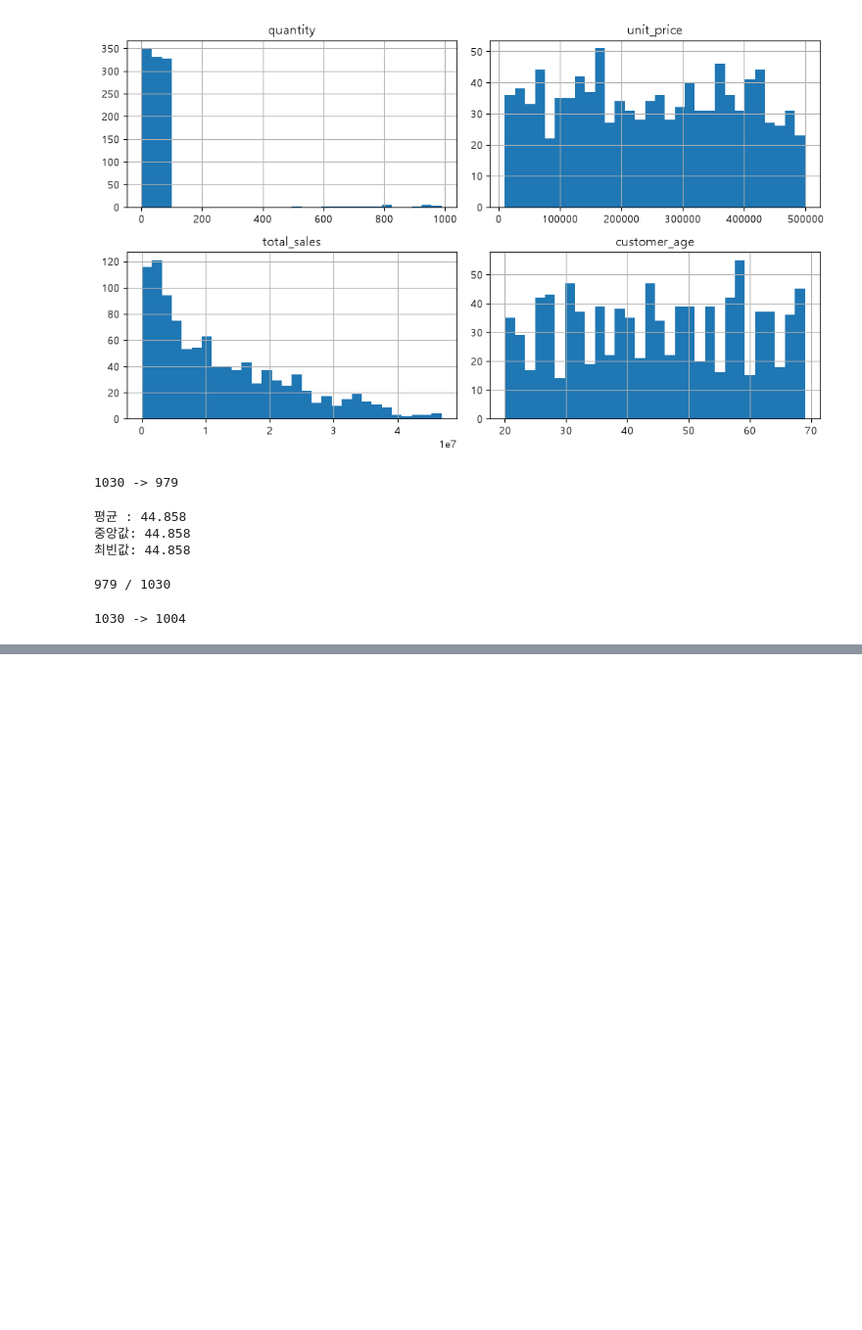
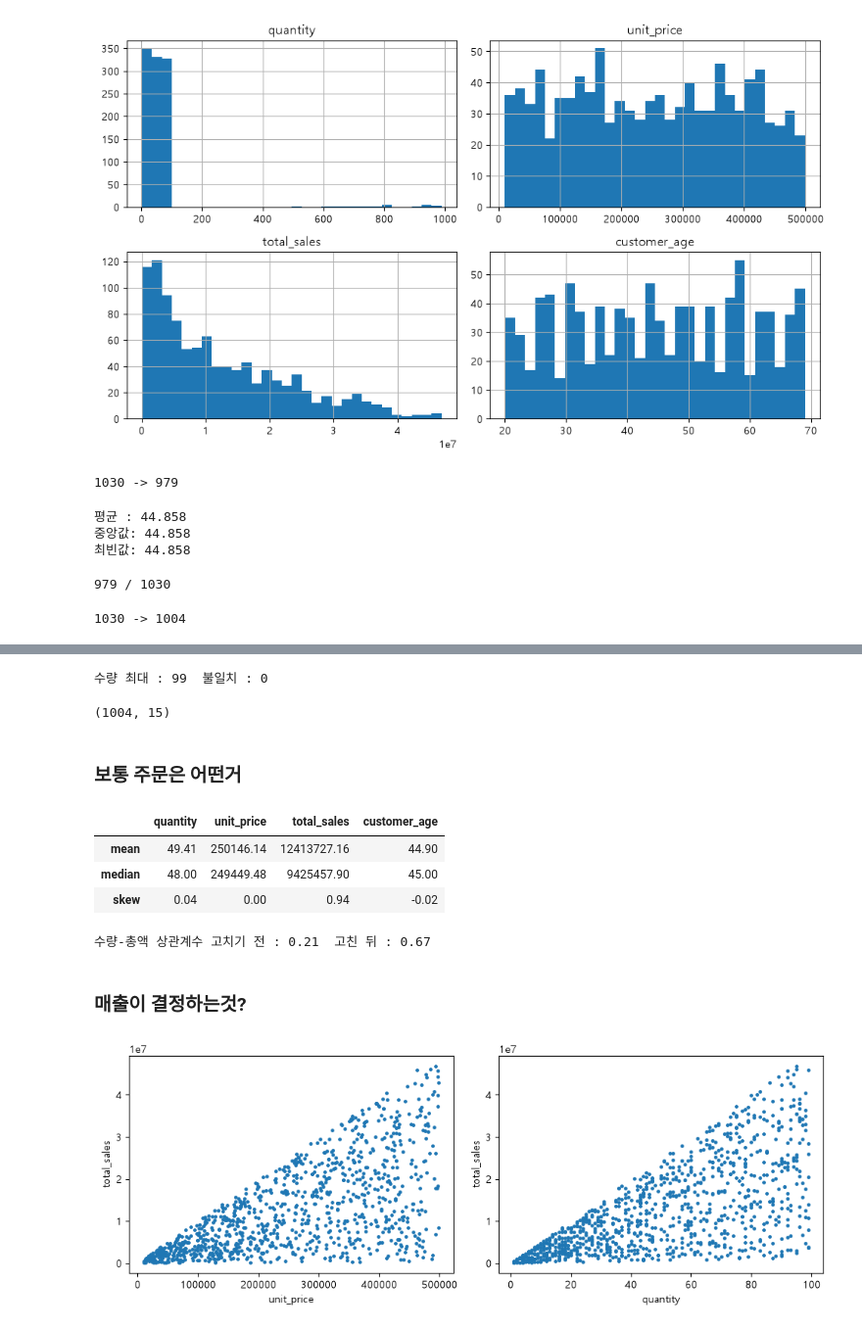
Before and after one commit to studentzzang/flask-practice1, a Jupyter notebook: data_analysis/sales.ipynb, the cells around one changed output, grey strips where cells are left out. Shown at 98% size. Saved outputs shown, nothing was run; the diff lists cells and outputs as text; code cells hidden in the pictures; blank space fills up the shorter version.

```diff
--- a/data_analysis/sales.ipynb
+++ b/data_analysis/sales.ipynb
@@ -167,3 +167,7 @@ df = df.drop_duplicates()
 print(before, "->", len(df))
 # %% [output]
 1030 -> 1004
+# %%
+by_iqr = df["quantity"] > Q3 + 1.5 * IQR # 통계 규칙 : 26쪽 상한 150 밖
+by_rule = df["quantity"] > 100 # 업무 규칙 : 한 주문 100개 넘지 않는다
+print("IQR 규칙 :", by_iqr.sum(), " 업무 규칙 :", by_rule.sum(), " 둘이 같은 줄인가 :", (by_iqr == by_rule).all())
@@ -169,0 +176,7 @@ print(before, "->", len(df))
+# %%
+bad = by_rule
+calc = df["quantity"] * df["unit_price"]
+diff = (df["total_sales"] - calc).abs()
+print("22건 중 금액이 안 맞는 줄 :", (diff[bad] > 1).sum())
+ratio = df["total_sales"] / df["unit_price"]
+ratio[bad].round(2).head(6)
@@ -169,0 +192,40 @@ print(before, "->", len(df))
+# %%
+df.loc[bad, "quantity"] = ratio[bad].round().astype(int)
+calc = df["quantity"] * df["unit_price"]
+diff = (df["total_sales"] - calc).abs()
+print("수량 최대 :", df["quantity"].max(), " 불일치 :", (diff > 1).sum())
+# %% [output]
+수량 최대 : 99  불일치 : 0
+# %%
+df["date_error"] = df["delivery_date"] < df["shipping_date"]
+df["date_error"].value_counts()
+
+df.to_csv("sales_clean.csv", index=False)
+df.shape
+# %% [output]
+(1004, 15)
+# %% [markdown]
+### 보통 주문은 어떤거
+# %%
+df[["quantity", "unit_price", "total_sales", "customer_age"]].agg(["mean", "median", "skew"]).round(2)
+# %% [output]
+|  | quantity | unit_price | total_sales | customer_age |
+| mean | 49.41 | 250146.14 | 12413727.16 | 44.90 |
+| median | 48.00 | 249449.48 | 9425457.90 | 45.00 |
+| skew | 0.04 | 0.00 | 0.94 | -0.02 |
+# %%
+raw = pd.read_csv("L8_sales_data.csv") # 고치기 전 파일을 다시 읽어 비교
+print("수량-총액 상관계수 고치기 전 :", round(raw["quantity"].corr(raw["total_sales"]), 2),
+" 고친 뒤 :", round(df["quantity"].corr(df["total_sales"]), 2))
+# %% [output]
+수량-총액 상관계수 고치기 전 : 0.21  고친 뒤 : 0.67
+# %% [markdown]
+### 매출이 결정하는것?
+# %%
+fig, ax = plt.subplots(1, 2, figsize=(10, 3.8))
+df.plot.scatter(x="unit_price", y="total_sales", s=6, ax=ax[0])
+df.plot.scatter(x="quantity", y="total_sales", s=6, ax=ax[1])
+plt.tight_layout()
+plt.show()
+# %% [output]
+[figure, added]
```
Also changed, not shown: parts of 10 cells of this notebook, 1 other file.
